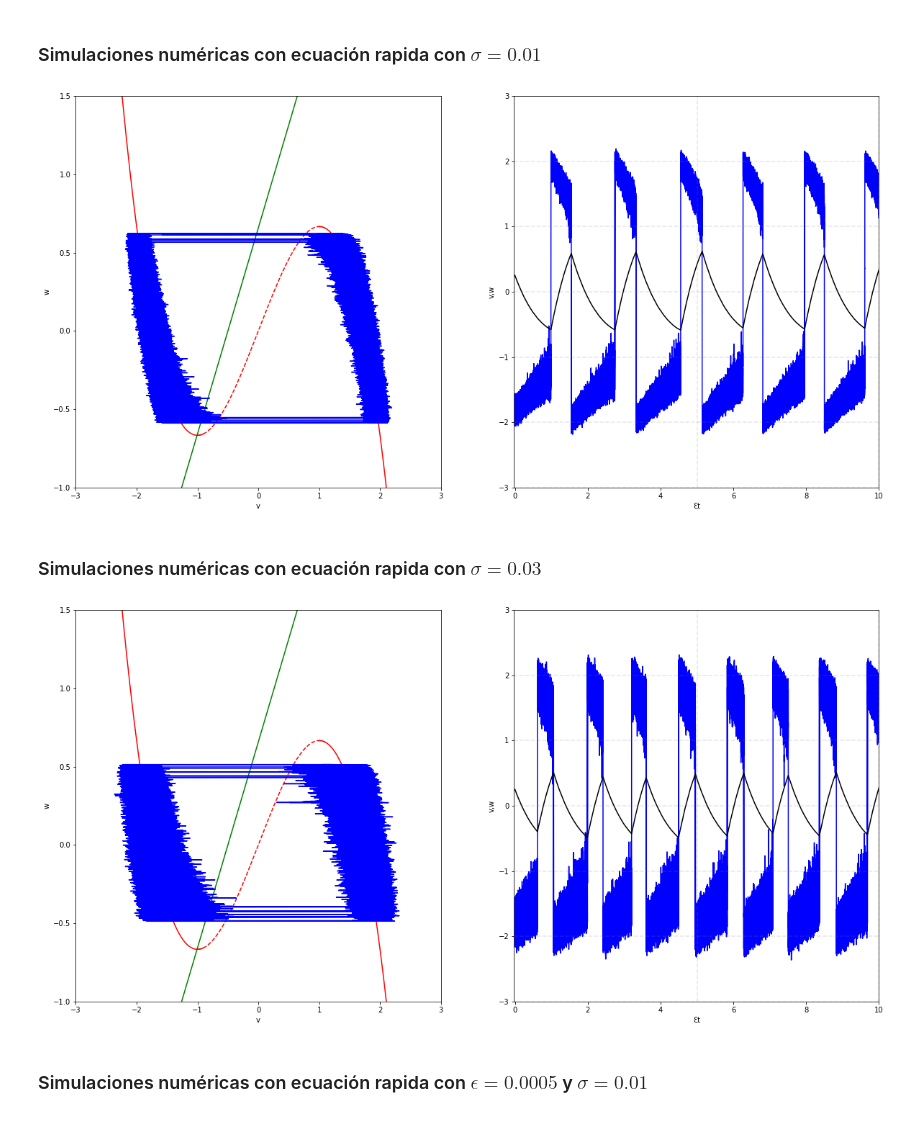
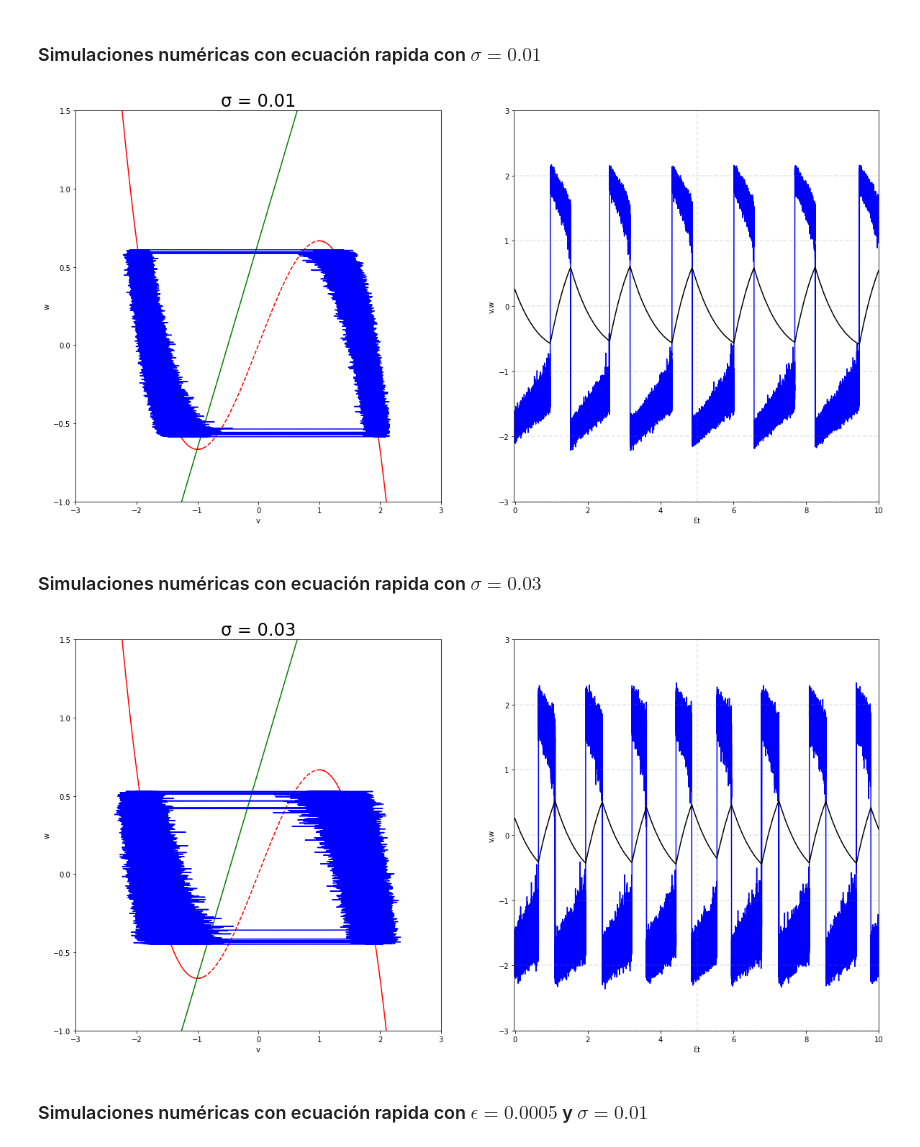
Before and after one commit to fiskker/paper-review, a Jupyter notebook: Paper review notebook.ipynb, the cells around one changed output. Drawn from its saved outputs; the diff is of its cells as text; code cells hidden in the pictures.

```diff
--- a/Paper review notebook.ipynb
+++ b/Paper review notebook.ipynb
@@ -628,6 +629,6 @@ X = euler_ft_FHN(params, fast_f, fast_g, -2, 0.25, 0.0, 100000, 0.01)
 # %%
 epsilon = 0.0001
-eps_t = np.arange(0.0, epsilon*100000.001, epsilon*0.01)
+eps_t = np.arange(0.0, epsilon*100000.001, epsilon*0.1)
 params = (0.76, 0.5)
 v_vals_1 = np.arange(-3, -0.9, 0.001)
 v_vals_2 = np.arange(-1, 1.1, 0.001)
@@ -653,15 +654,16 @@ ax.set_xlim(-3, 3)
 ax.set_ylim(-1, 1.5)
 ax.set_xlabel('v')
 ax.set_ylabel('w')
-ax.plot(X[:,0], X[:,1], color = 'b')
+ax.plot(X_2[:,0], X_2[:,1], color = 'b')
+ax.set_title ('σ = 0.01', fontsize = 24)
 #ax.plot(Y[:,0], Y[:,1], color = 'k');
 
 ax2.set_xlim(-0.03, 10)
 ax2.set_ylim(-3, 3)
 ax2.set_xlabel('Ɛt')
 ax2.set_ylabel('v,w')
-ax2.plot(eps_t, X[:,0], color = 'b')
-ax2.plot(eps_t, X[:,1], color = 'k')
+ax2.plot(eps_t, X_2[:,0], color = 'b')
+ax2.plot(eps_t, X_2[:,1], color = 'k')
 
 hlines = np.arange(-3, 3, 1)
 vlines = np.arange(5, 15, 5)
@@ -669,22 +671,26 @@ for i in range(len(hlines)):
     ax2.axhline(hlines[i], color='grey', linestyle = '--', alpha = 0.2)
 for i in range(len(vlines)):
     ax2.axvline(vlines[i], color = 'grey', linestyle = '--', alpha = 0.2)
+
+np.savetxt("fig7_2.csv", X_2, delimiter=",")
+del X_2, ax, ax2, fig, eps_t, v_vals_1, v_vals_2, v_vals_3, v_vals, w_vals
 # %% [output]
-[figure, old version]
+[figure, new version]
 # %% [markdown]
 ### Simulaciones numéricas con ecuación rapida con $ \sigma = 0.03 $
 # %%
 from math import sqrt
-from scipy.integrate import odeint;
 import math
 
 
 params = (0.76, 0.5, 0.0001, 0.03)
-X = euler_ft_FHN(params, fast_f, fast_g, -2, 0.25, 0.0, 100000, 0.01)
-#Y = euler_ft_FHN(params, fast_f, fast_g, 2, -0.25, 0.0, 10000, 0.001)
+try:
+    X_3 = np.genfromtxt('fig7_3.csv', delimiter=',')
+except:
+    X_3 = euler_ft_FHN(params, fast_f, fast_g, -2, 0.25, 0.0, 100000, 0.1)
 # %%
 epsilon = 0.0001
-eps_t = np.arange(0.0, epsilon*100000.001, epsilon*0.01)
+eps_t = np.arange(0.0, epsilon*100000.001, epsilon*0.1)
 params = (0.76, 0.5)
 v_vals_1 = np.arange(-3, -0.9, 0.001)
 v_vals_2 = np.arange(-1, 1.1, 0.001)
@@ -697,37 +703,42 @@ fig, (ax, ax2) = plt.subplots(nrows = 1, ncols = 2, figsize = (20, 10))
 
 ax.set_xlim(-3, 3)
 ax.set_ylim(-1, 1)
 ax.set_xlabel('v')
 ax.set_ylabel('w')
+
 ax.plot(v_vals_1, [vNullcline(v) for v in v_vals_1], color = 'r')
 ax.plot(v_vals_2, [vNullcline(v) for v in v_vals_2], color = 'r', linestyle = '--')
 ax.plot(v_vals_3, [vNullcline(v) for v in v_vals_3], color = 'r')
 
 ax.plot(v_vals, [wNullcline(params, v) for v in v_vals], color = 'g')
 
 #print(X)
 ax.set_xlim(-3, 3)
 ax.set_ylim(-1, 1.5)
 ax.set_xlabel('v')
 ax.set_ylabel('w')
-ax.plot(X[:,0], X[:,1], color = 'b')
+ax.plot(X_3[:,0], X_3[:,1], color = 'b')
+ax.set_title ('σ = 0.03', fontsize = 24)
 #ax.plot(Y[:,0], Y[:,1], color = 'k');
 
 ax2.set_xlim(-0.03, 10)
 ax2.set_ylim(-3, 3)
 ax2.set_xlabel('Ɛt')
 ax2.set_ylabel('v,w')
-ax2.plot(eps_t, X[:,0], color = 'b')
-ax2.plot(eps_t, X[:,1], color = 'k')
+ax2.plot(eps_t, X_3[:,0], color = 'b')
+ax2.plot(eps_t, X_3[:,1], color = 'k')
 
 hlines = np.arange(-3, 3, 1)
 vlines = np.arange(5, 15, 5)
 for i in range(len(hlines)):
     ax2.axhline(hlines[i], color='grey', linestyle = '--', alpha = 0.2)
 for i in range(len(vlines)):
     ax2.axvline(vlines[i], color = 'grey', linestyle = '--', alpha = 0.2)
+
+np.savetxt("fig7_3.csv", X_3, delimiter=",")
+del X_3, ax, ax2, fig, eps_t, v_vals_1, v_vals_2, v_vals_3, v_vals, w_vals
 # %% [output]
-[figure, old version]
+[figure, new version]
 # %% [markdown]
 ### Simulaciones numéricas con ecuación rapida con $ \epsilon = 0.0005 $ y $ \sigma = 0.01 $
 # %%
```
Also changed, not shown: parts of 24 cells of this notebook, 1 other file.
